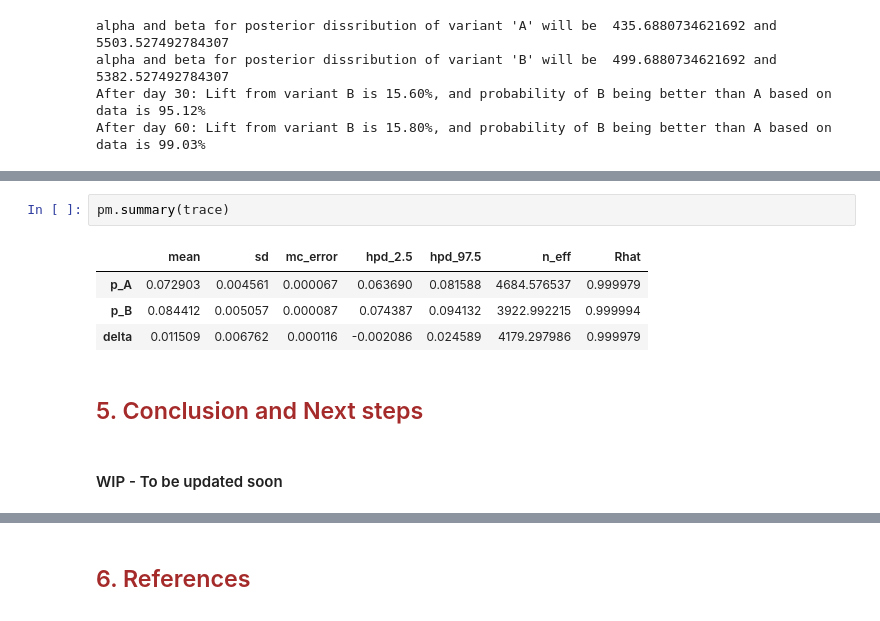
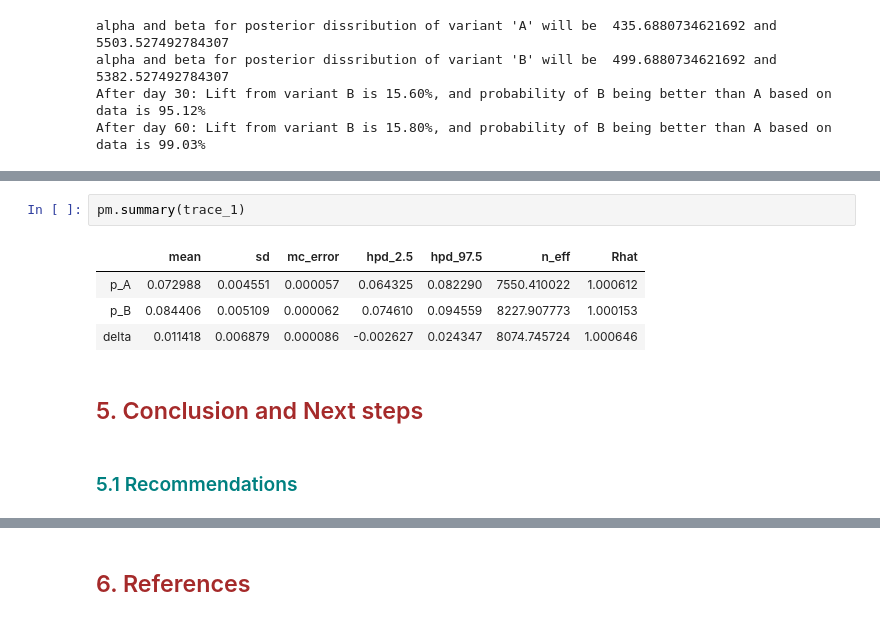
Before and after one commit to chaitanya539/A-B-Testing---Experiment-Design, a Jupyter notebook: Frequentist vs Bayesian A B testing.ipynb, the cells around one changed output, grey strips where cells are left out. Drawn from its saved outputs; the diff is of its cells as text.

```diff
--- a/Frequentist vs Bayesian A B testing.ipynb
+++ b/Frequentist vs Bayesian A B testing.ipynb
@@ -793,11 +762,11 @@ array([<matplotlib.axes._subplots.AxesSubplot object at 0x...>,
 # %%
-pm.summary(trace)
+pm.summary(trace_1)
 # %% [output]
 |  | mean | sd | mc_error | hpd_2.5 | hpd_97.5 | n_eff | Rhat |
-| p_A | 0.072903 | 0.004561 | 0.000067 | 0.063690 | 0.081588 | 4684.576537 | 0.999979 |
-| p_B | 0.084412 | 0.005057 | 0.000087 | 0.074387 | 0.094132 | 3922.992215 | 0.999994 |
-| delta | 0.011509 | 0.006762 | 0.000116 | -0.002086 | 0.024589 | 4179.297986 | 0.999979 |
+| p_A | 0.072988 | 0.004551 | 0.000057 | 0.064325 | 0.082290 | 7550.410022 | 1.000612 |
+| p_B | 0.084406 | 0.005109 | 0.000062 | 0.074610 | 0.094559 | 8227.907773 | 1.000153 |
+| delta | 0.011418 | 0.006879 | 0.000086 | -0.002627 | 0.024347 | 8074.745724 | 1.000646 |
 # %% [markdown]
 ## <font color='brown'>5. Conclusion and Next steps</font>
-# %% [markdown]
-#### WIP - To be updated soon
+# %% [markdown]
+### <font color='teal'>5.1 Recommendations</font>
```
Also changed, not shown: parts of 59 cells of this notebook.
